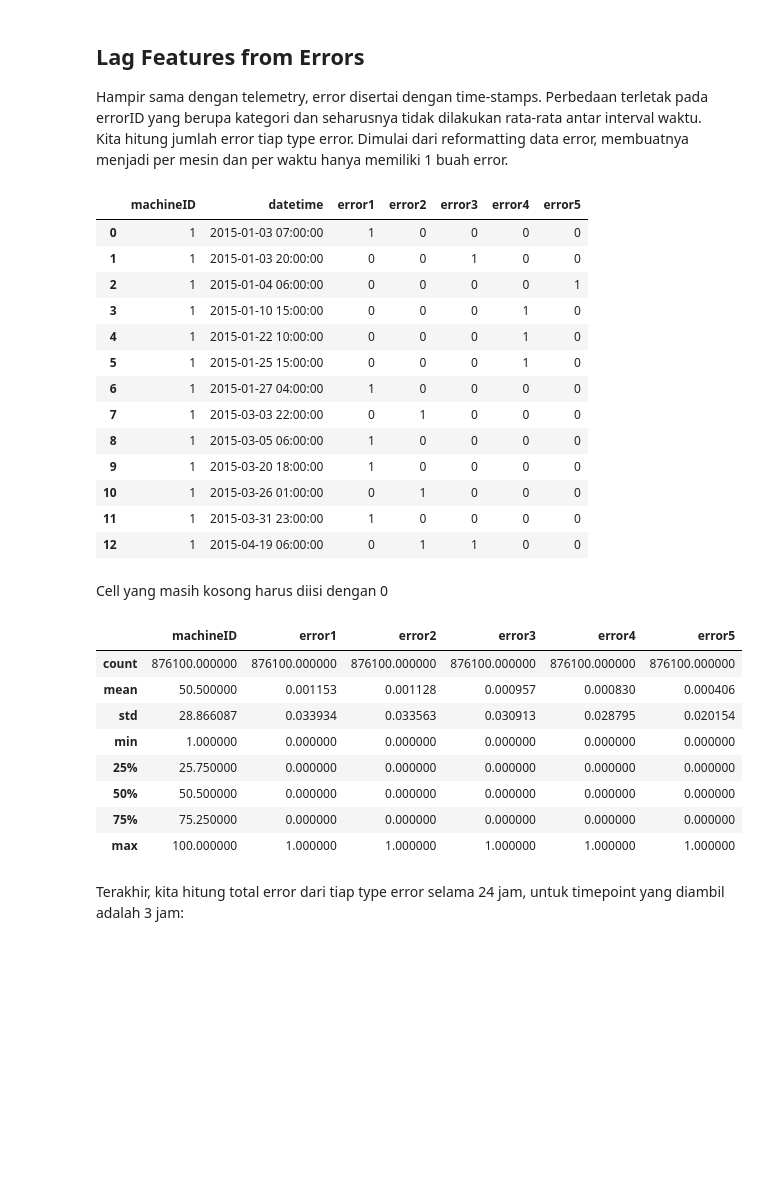
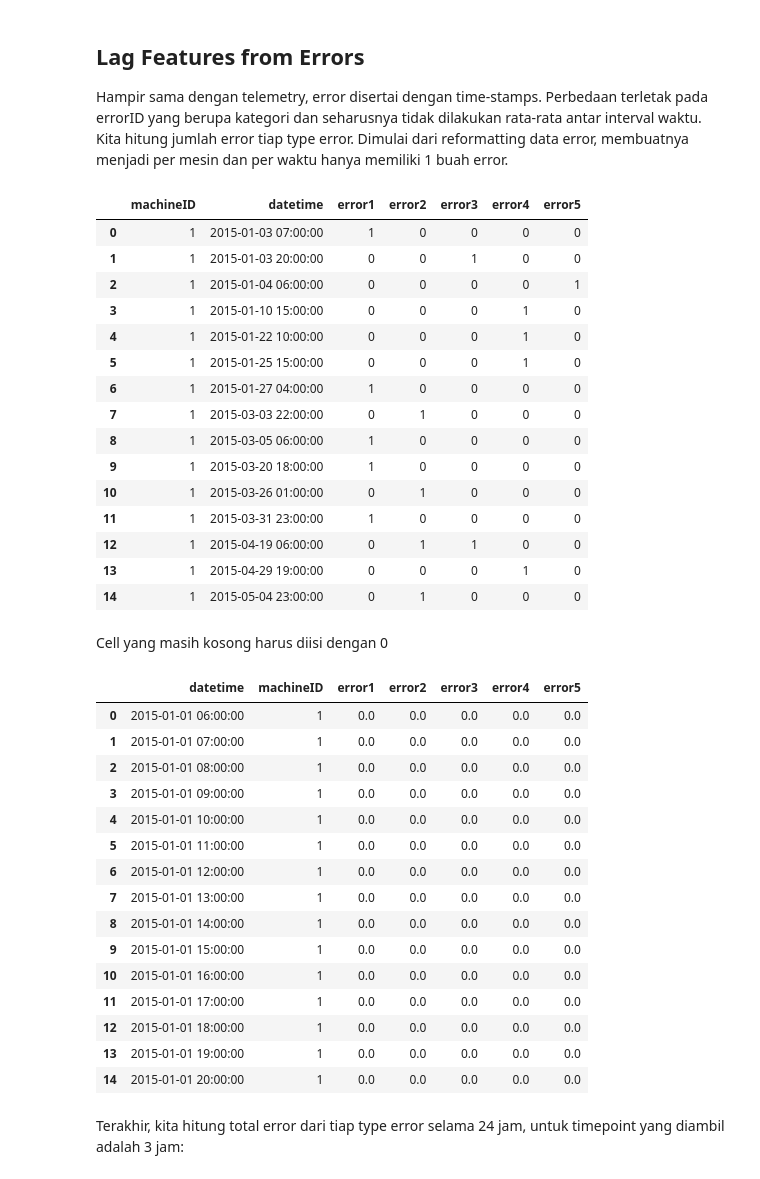
Before and after one commit to fahimhm/PdMDemo, a Jupyter notebook: MLPdM.ipynb, the cells around one changed output. Cells and saved outputs as stored; diff of their text form; code cells hidden in the pictures; blank space fills up the shorter version.

Commit message:
Solved error
I have solve the datetime error.

```diff
--- a/MLPdM.ipynb
+++ b/MLPdM.ipynb
@@ -264,9 +255,9 @@ Hampir sama dengan telemetry, error disertai dengan time-stamps. Perbedaan terle
 error_count = pd.get_dummies(errors.set_index('datetime')).reset_index()
 error_count.columns = ['datetime', 'machineID', 'error1', 'error2', 'error3', 'error4', 'error5']
 
-# combine errors for a given machine in a given hour
+# # combine errors for a given machine in a given hour
 error_count = error_count.groupby(['machineID', 'datetime']).sum().reset_index()
-error_count.head(13)
+error_count.head(15)
 # %% [output]
 |  | machineID | datetime | error1 | error2 | error3 | error4 | error5 |
 | 0 | 1 | 2015-01-03 07:00:00 | 1 | 0 | 0 | 0 | 0 |
@@ -282,21 +273,30 @@ error_count.head(13)
 | 10 | 1 | 2015-03-26 01:00:00 | 0 | 1 | 0 | 0 | 0 |
 | 11 | 1 | 2015-03-31 23:00:00 | 1 | 0 | 0 | 0 | 0 |
 | 12 | 1 | 2015-04-19 06:00:00 | 0 | 1 | 1 | 0 | 0 |
+| 13 | 1 | 2015-04-29 19:00:00 | 0 | 0 | 0 | 1 | 0 |
+| 14 | 1 | 2015-05-04 23:00:00 | 0 | 1 | 0 | 0 | 0 |
 # %% [markdown]
 Cell yang masih kosong harus diisi dengan 0
 # %%
 error_count = telemetry[['datetime', 'machineID']].merge(error_count, on=['machineID', 'datetime'], how='left').fillna(0.0)
-error_count.describe()
+error_count.head(15)
 # %% [output]
-|  | machineID | error1 | error2 | error3 | error4 | error5 |
-| count | 876100.000000 | 876100.000000 | 876100.000000 | 876100.000000 | 876100.000000 | 876100.000000 |
-| mean | 50.500000 | 0.001153 | 0.001128 | 0.000957 | 0.000830 | 0.000406 |
-| std | 28.866087 | 0.033934 | 0.033563 | 0.030913 | 0.028795 | 0.020154 |
-| min | 1.000000 | 0.000000 | 0.000000 | 0.000000 | 0.000000 | 0.000000 |
-| 25% | 25.750000 | 0.000000 | 0.000000 | 0.000000 | 0.000000 | 0.000000 |
-| 50% | 50.500000 | 0.000000 | 0.000000 | 0.000000 | 0.000000 | 0.000000 |
-| 75% | 75.250000 | 0.000000 | 0.000000 | 0.000000 | 0.000000 | 0.000000 |
-| max | 100.000000 | 1.000000 | 1.000000 | 1.000000 | 1.000000 | 1.000000 |
+|  | datetime | machineID | error1 | error2 | error3 | error4 | error5 |
+| 0 | 2015-01-01 06:00:00 | 1 | 0.0 | 0.0 | 0.0 | 0.0 | 0.0 |
+| 1 | 2015-01-01 07:00:00 | 1 | 0.0 | 0.0 | 0.0 | 0.0 | 0.0 |
+| 2 | 2015-01-01 08:00:00 | 1 | 0.0 | 0.0 | 0.0 | 0.0 | 0.0 |
+| 3 | 2015-01-01 09:00:00 | 1 | 0.0 | 0.0 | 0.0 | 0.0 | 0.0 |
+| 4 | 2015-01-01 10:00:00 | 1 | 0.0 | 0.0 | 0.0 | 0.0 | 0.0 |
+| 5 | 2015-01-01 11:00:00 | 1 | 0.0 | 0.0 | 0.0 | 0.0 | 0.0 |
+| 6 | 2015-01-01 12:00:00 | 1 | 0.0 | 0.0 | 0.0 | 0.0 | 0.0 |
+| 7 | 2015-01-01 13:00:00 | 1 | 0.0 | 0.0 | 0.0 | 0.0 | 0.0 |
+| 8 | 2015-01-01 14:00:00 | 1 | 0.0 | 0.0 | 0.0 | 0.0 | 0.0 |
+| 9 | 2015-01-01 15:00:00 | 1 | 0.0 | 0.0 | 0.0 | 0.0 | 0.0 |
+| 10 | 2015-01-01 16:00:00 | 1 | 0.0 | 0.0 | 0.0 | 0.0 | 0.0 |
+| 11 | 2015-01-01 17:00:00 | 1 | 0.0 | 0.0 | 0.0 | 0.0 | 0.0 |
+| 12 | 2015-01-01 18:00:00 | 1 | 0.0 | 0.0 | 0.0 | 0.0 | 0.0 |
+| 13 | 2015-01-01 19:00:00 | 1 | 0.0 | 0.0 | 0.0 | 0.0 | 0.0 |
+| 14 | 2015-01-01 20:00:00 | 1 | 0.0 | 0.0 | 0.0 | 0.0 | 0.0 |
 # %% [markdown]
 Terakhir, kita hitung total error dari tiap type error selama 24 jam, untuk timepoint yang diambil adalah 3 jam:
 # %%
```
Also changed, not shown: parts of 18 cells of this notebook.
